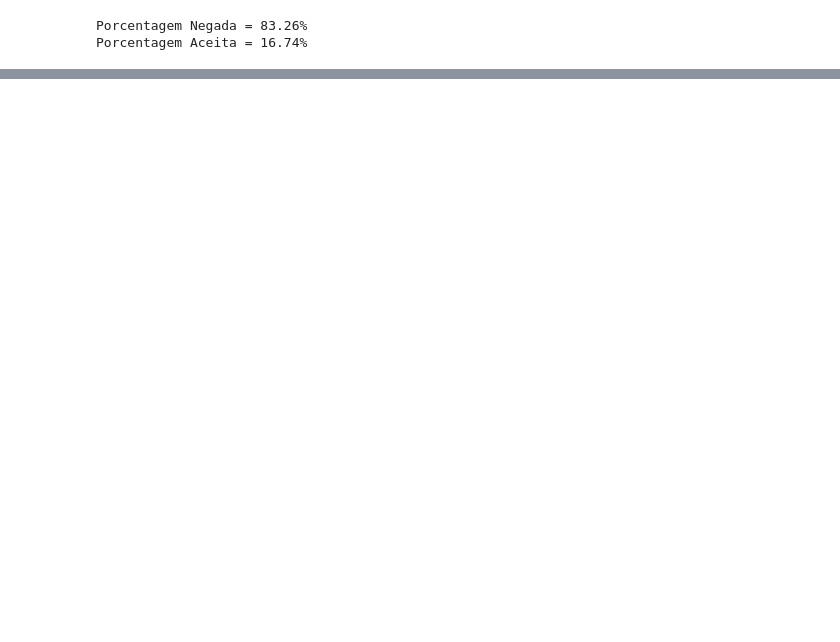
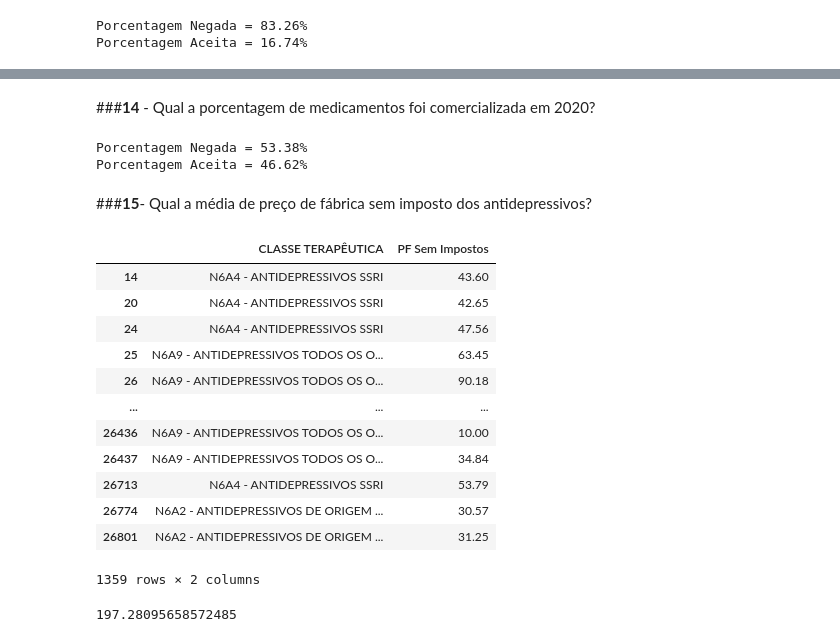
Before and after one commit to lazarobodevan/TP-CienciaDosDados-3861-3865, a Jupyter notebook: ProjetoCienciaDosDados.ipynb, the cells around one changed output, grey strips where cells are left out. Drawn from its saved outputs; the diff is of its cells as text; code cells hidden in the pictures; blank space fills up the shorter version.

Commit message:
Todos os arquivos na main

```diff
--- a/ProjetoCienciaDosDados.ipynb
+++ b/ProjetoCienciaDosDados.ipynb
@@ -745,0 +579,43 @@ frequent_itemsets
+# %% [markdown]
+###**14** - Qual a porcentagem de medicamentos foi comercializada em 2020?
+# %%
+naoComercializada = datasetMed[datasetMed['COMERCIALIZAÇÃO 2020'] == 'Não']
+comercializada = datasetMed[datasetMed['COMERCIALIZAÇÃO 2020'] == 'Sim']
+Total = datasetMed['COMERCIALIZAÇÃO 2020'].count()
+
+
+naoComercializada = naoComercializada['COMERCIALIZAÇÃO 2020'].count()
+comercializada = comercializada['COMERCIALIZAÇÃO 2020'].count()
+
+Ncomer = (naoComercializada/Total)*100
+comer = (comercializada/Total)*100
+
+print('Porcentagem Negada = {:.2f}% '.format(Ncomer))
+print('Porcentagem Aceita = {:.2f}%'.format(comer))
+# %% [output]
+Porcentagem Negada = 53.38%
+Porcentagem Aceita = 46.62%
+# %% [markdown]
+###**15**- Qual a média de preço de fábrica sem imposto dos antidepressivos?
+# %%
+antidepressivo = datasetMed[datasetMed['CLASSE TERAPÊUTICA'].str.contains('ANTIDEPRESSIVOS')]
+antidepressivo[['CLASSE TERAPÊUTICA', 'PF Sem Impostos']]
+# %% [output]
+|  | CLASSE TERAPÊUTICA | PF Sem Impostos |
+| 14 | N6A4 - ANTIDEPRESSIVOS SSRI | 43.60 |
+| 20 | N6A4 - ANTIDEPRESSIVOS SSRI | 42.65 |
+| 24 | N6A4 - ANTIDEPRESSIVOS SSRI | 47.56 |
+| 25 | N6A9 - ANTIDEPRESSIVOS TODOS OS O... | 63.45 |
+| 26 | N6A9 - ANTIDEPRESSIVOS TODOS OS O... | 90.18 |
+| ... | ... | ... |
+| 26436 | N6A9 - ANTIDEPRESSIVOS TODOS OS O... | 10.00 |
+| 26437 | N6A9 - ANTIDEPRESSIVOS TODOS OS O... | 34.84 |
+| 26713 | N6A4 - ANTIDEPRESSIVOS SSRI | 53.79 |
+| 26774 | N6A2 - ANTIDEPRESSIVOS DE ORIGEM ... | 30.57 |
+| 26801 | N6A2 - ANTIDEPRESSIVOS DE ORIGEM ... | 31.25 |
+1359 rows × 2 columns
+# %%
+mediaantidepressivo = antidepressivo['PF Sem Impostos'].mean()
+mediaantidepressivo
+# %% [output]
+197.28095658572485
```
Also changed, not shown: parts of 56 cells of this notebook, 1 other file.
